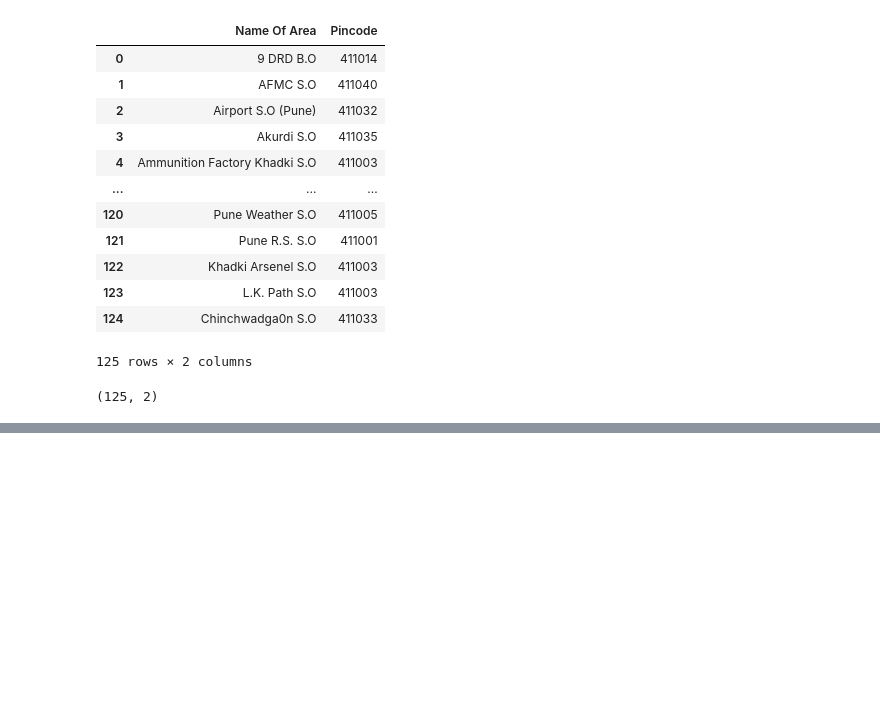
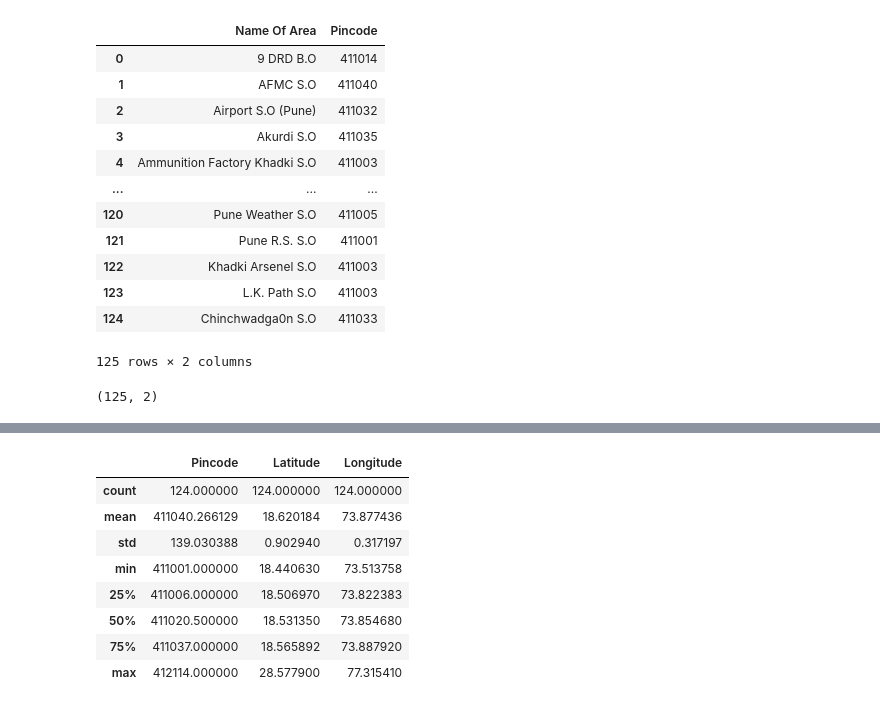
Before and after one commit to darayn/RS-FinalYear-Fitness-Freaks, a Jupyter notebook: Data Preparation 2 - DOB, Locality.ipynb, the cells around one changed output, grey strips where cells are left out. Saved outputs shown, nothing was run; the diff lists cells and outputs as text; code cells hidden in the pictures; blank space fills up the shorter version.

```diff
--- a/Data Preparation 2 - DOB, Locality.ipynb
+++ b/Data Preparation 2 - DOB, Locality.ipynb
@@ -152,0 +171,12 @@ location_df.to_csv('locations.csv')
+# %%
+df.describe()
+# %% [output]
+|  | Pincode | Latitude | Longitude |
+| count | 124.000000 | 124.000000 | 124.000000 |
+| mean | 411040.266129 | 18.620184 | 73.877436 |
+| std | 139.030388 | 0.902940 | 0.317197 |
+| min | 411001.000000 | 18.440630 | 73.513758 |
+| 25% | 411006.000000 | 18.506970 | 73.822383 |
+| 50% | 411020.500000 | 18.531350 | 73.854680 |
+| 75% | 411037.000000 | 18.565892 | 73.887920 |
+| max | 412114.000000 | 28.577900 | 77.315410 |
```
Also changed, not shown: parts of 15 cells of this notebook, 2 other files.
